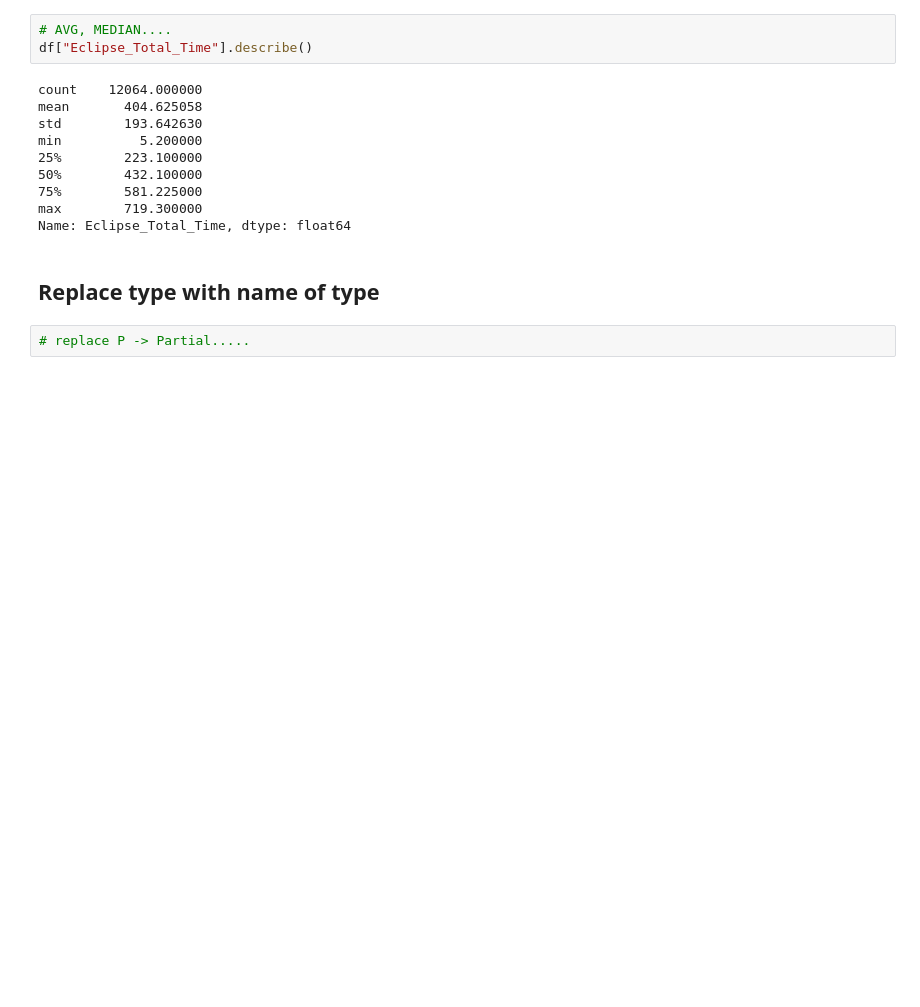
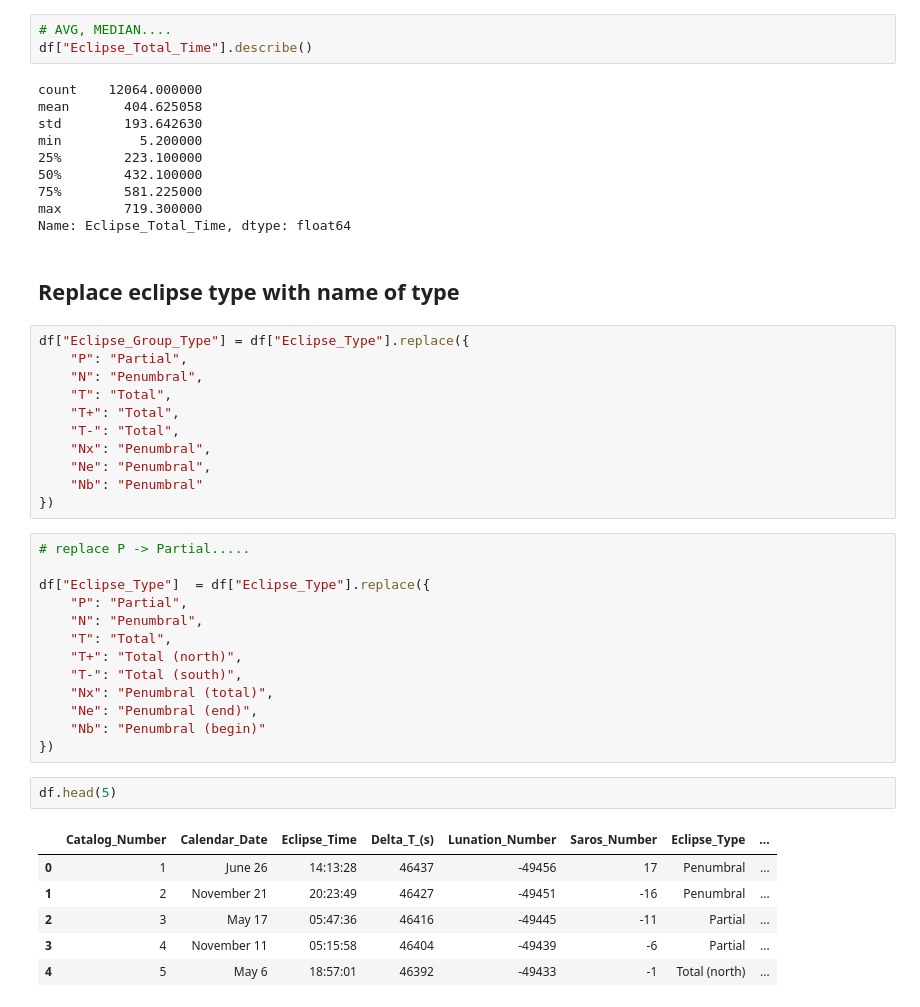
Before and after one commit to Anja-Sche/eClipseBord-FastlyDep_Anja_Scherwall, a Jupyter notebook: EDA/eda_lunar.ipynb, the cells around one changed output. Cells and saved outputs as stored; diff of their text form; blank space fills up the shorter version.

Commit message:
Change to name from chortening on eclipse type

```diff
--- a/EDA/eda_lunar.ipynb
+++ b/EDA/eda_lunar.ipynb
@@ -277,6 +281,37 @@ min          5.200000
 max        719.300000
 Name: Eclipse_Total_Time, dtype: float64
 # %% [markdown]
-## Replace type with name of type
+## Replace eclipse type with name of type
+# %%
+df["Eclipse_Group_Type"] = df["Eclipse_Type"].replace({
+    "P": "Partial",
+    "N": "Penumbral",
+    "T": "Total",
+    "T+": "Total",
+    "T-": "Total",
+    "Nx": "Penumbral",
+    "Ne": "Penumbral",
+    "Nb": "Penumbral"
+})
 # %%
 # replace P -> Partial.....
+
+df["Eclipse_Type"]  = df["Eclipse_Type"].replace({
+    "P": "Partial",
+    "N": "Penumbral",
+    "T": "Total",
+    "T+": "Total (north)",
+    "T-": "Total (south)",
+    "Nx": "Penumbral (total)",
+    "Ne": "Penumbral (end)",
+    "Nb": "Penumbral (begin)"
+})
+# %%
+df.head(5)
+# %% [output]
+|  | Catalog_Number | Calendar_Date | Eclipse_Time | Delta_T_(s) | Lunation_Number | Saros_Number | Eclipse_Type | ... |
+| 0 | 1 | June 26 | 14:13:28 | 46437 | -49456 | 17 | Penumbral | ... |
+| 1 | 2 | November 21 | 20:23:49 | 46427 | -49451 | -16 | Penumbral | ... |
+| 2 | 3 | May 17 | 05:47:36 | 46416 | -49445 | -11 | Partial | ... |
+| 3 | 4 | November 11 | 05:15:58 | 46404 | -49439 | -6 | Partial | ... |
+| 4 | 5 | May 6 | 18:57:01 | 46392 | -49433 | -1 | Total (north) | ... |
```
Also changed, not shown: parts of 1 cell of this notebook, 1 other file.
